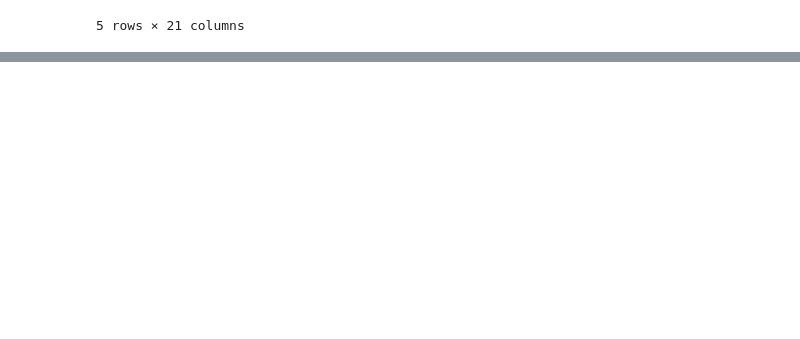
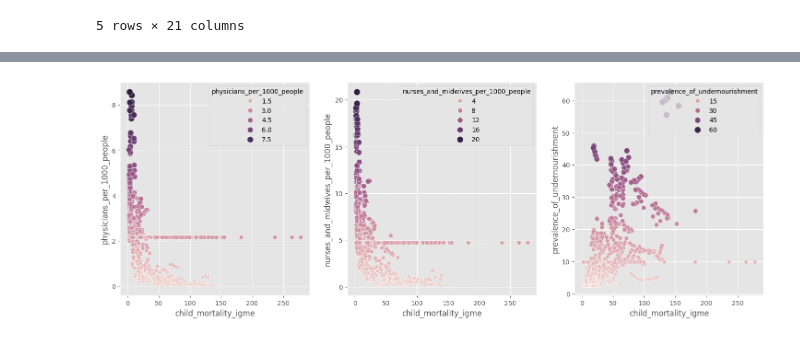
Before and after one commit to HamzahFayad/master_thesis_child_mortality, a Jupyter notebook: 01_notebooks/2_data_preprocessing.ipynb, the cells around one changed output, grey strips where cells are left out. Saved outputs shown, nothing was run; the diff lists cells and outputs as text; code cells hidden in the pictures; blank space fills up the shorter version.

Commit message:
feat: test descriptive imputation + multivariate imputation//start strategic comparison

```diff
--- a/01_notebooks/2_data_preprocessing.ipynb
+++ b/01_notebooks/2_data_preprocessing.ipynb
@@ -96,0 +100,9 @@ missing_indicators_df.head()
+# %%
+df_for_imp = pd.read_csv("../00_data/1_interim/mar_test_data.csv")
+df_for_imp
+
+wb_regions = pd.get_dummies(df_for_imp["World regions according to WB"], dtype="int64") #create dummies from WB regions
+df_imp_test = pd.concat([df_for_imp, wb_regions], axis=1).drop(columns=["World regions according to WB"])
+
+#df_imp_test = df_imp_test.drop(columns=["Year", "Entity", "child_mortality_igme"], axis=1)
+df_imp_test = df_imp_test.drop(columns=["Code", "Year", "Entity", "child_mortality_igme"], axis=1)
@@ -96,0 +111,13 @@ missing_indicators_df.head()
+# %%
+import data_exploration #visualizations
+
+def nan_indicators(df):
+    missing_indicators = df.columns.str.contains("_missing", regex=False)
+    return missing_indicators
+
+def wb_regions(df):
+    regions = df.columns.str.contains("(WB)", regex=False)
+    return regions
+
+most_critical_cols = ["physicians_per_1000_people", "nurses_and_midwives_per_1000_people", "prevalence_of_undernourishment"]
+label_col = df_for_imp[["child_mortality_igme"]]
@@ -96,0 +126,14 @@ missing_indicators_df.head()
+# %%
+def descriptive_impute(df, mesure):
+    df = df_imp_test.copy()
+    df = df.fillna(df.mean())
+    new_df = df.loc[:, ~nan_indicators(df) & ~wb_regions(df)]
+
+imputed_with_mean = df_imp_test.copy()
+imputed_with_mean = imputed_with_mean.fillna(imputed_with_mean.mean())
+mean_df = imputed_with_mean.loc[:, ~nan_indicators(imputed_with_mean) & ~wb_regions(imputed_with_mean)]
+
+mean_df = pd.concat([label_col, mean_df], axis=1)
+
+#show histograms
+data_exploration.histograms(mean_df)
@@ -96,0 +142,4 @@ missing_indicators_df.head()
+# %%
+data_exploration.scatterplots(mean_df, most_critical_cols, 3)
+# %% [output]
+[figure, added]
```
Also changed, not shown: parts of 22 cells of this notebook, 1 other file.
